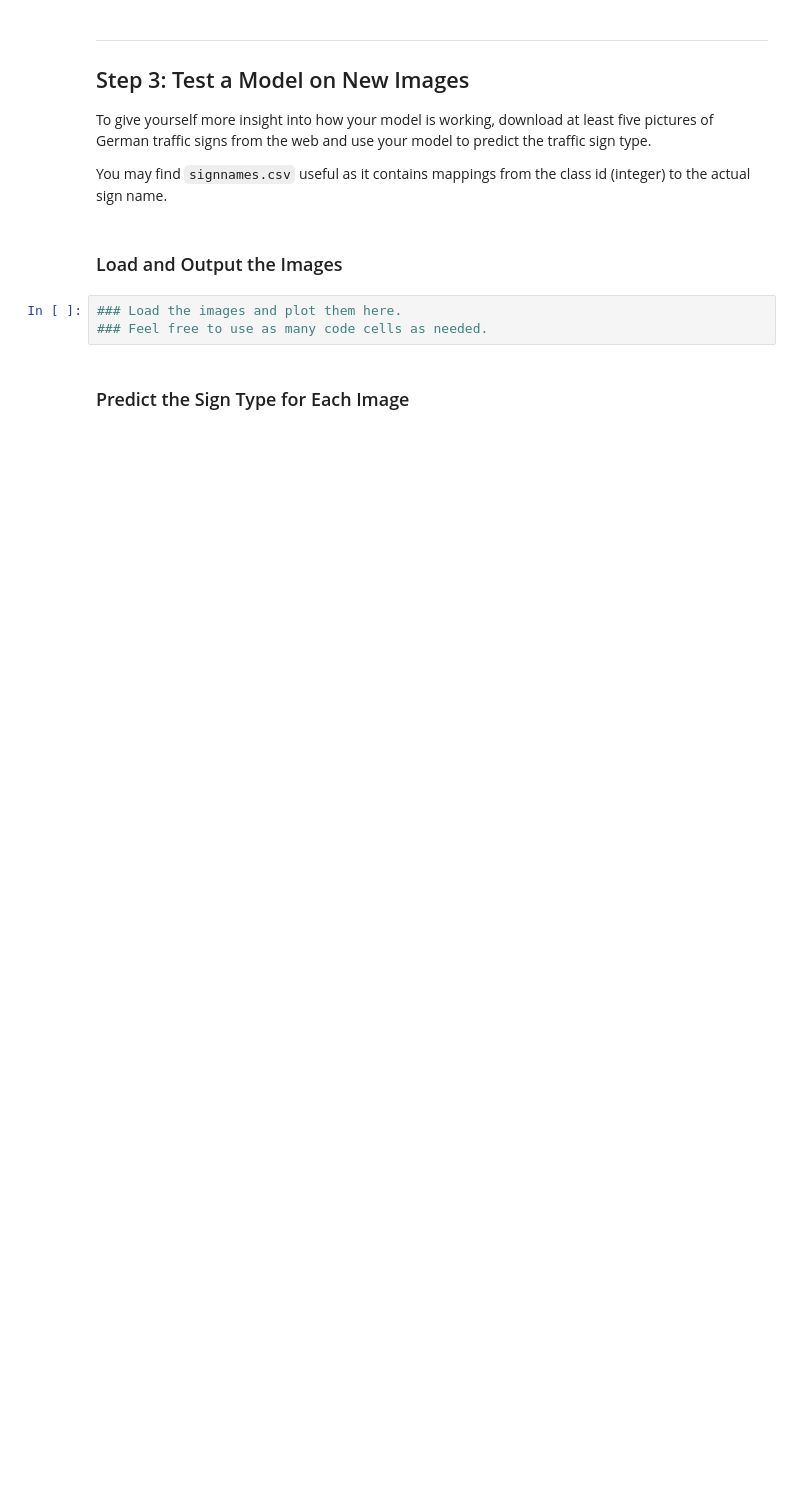
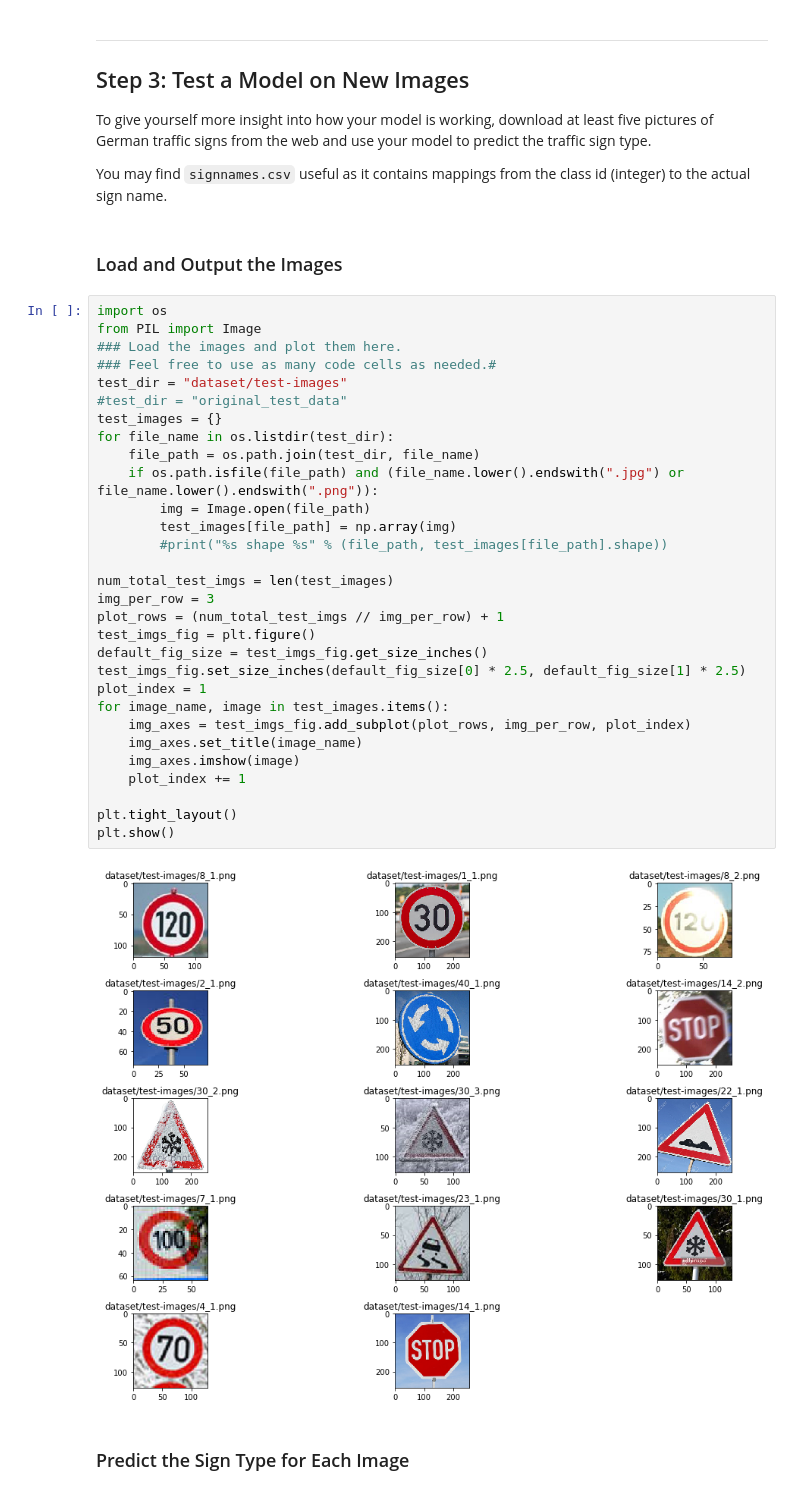
Before and after one commit to chaussitag/CarND-Traffic-Sign-Classifier-Project, a Jupyter notebook: Traffic_Sign_Classifier.ipynb, the cells around one changed output. Drawn from its saved outputs; the diff is of its cells as text; blank space fills up the shorter version.

```diff
--- a/Traffic_Sign_Classifier.ipynb
+++ b/Traffic_Sign_Classifier.ipynb
@@ -166,8 +533,37 @@ To give yourself more insight into how your model is working, download at least
 You may find `signnames.csv` useful as it contains mappings from the class id (integer) to the actual sign name.
 # %% [markdown]
 ### Load and Output the Images
-# %%
-### Load the images and plot them here.
-### Feel free to use as many code cells as needed.
+# %%
+import os
+from PIL import Image
+### Load the images and plot them here.
+### Feel free to use as many code cells as needed.#
+test_dir = "dataset/test-images"
+#test_dir = "original_test_data"
+test_images = {}
+for file_name in os.listdir(test_dir):
+    file_path = os.path.join(test_dir, file_name)
+    if os.path.isfile(file_path) and (file_name.lower().endswith(".jpg") or file_name.lower().endswith(".png")):
+        img = Image.open(file_path)
+        test_images[file_path] = np.array(img)
+        #print("%s shape %s" % (file_path, test_images[file_path].shape))
+
+num_total_test_imgs = len(test_images)
+img_per_row = 3
+plot_rows = (num_total_test_imgs // img_per_row) + 1
+test_imgs_fig = plt.figure()
+default_fig_size = test_imgs_fig.get_size_inches()
+test_imgs_fig.set_size_inches(default_fig_size[0] * 2.5, default_fig_size[1] * 2.5)
+plot_index = 1
+for image_name, image in test_images.items():
+    img_axes = test_imgs_fig.add_subplot(plot_rows, img_per_row, plot_index)
+    img_axes.set_title(image_name)
+    img_axes.imshow(image)
+    plot_index += 1
+
+plt.tight_layout()
+plt.show()
+# %% [output]
+[figure, added]
 # %% [markdown]
 ### Predict the Sign Type for Each Image
```
Also changed, not shown: parts of 16 cells of this notebook, 17 other files.
